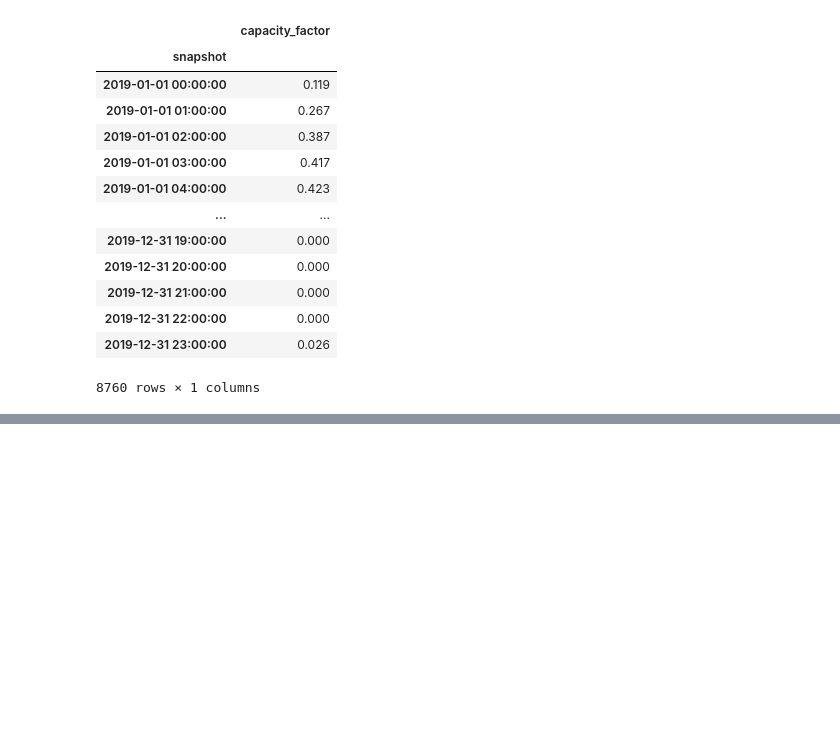
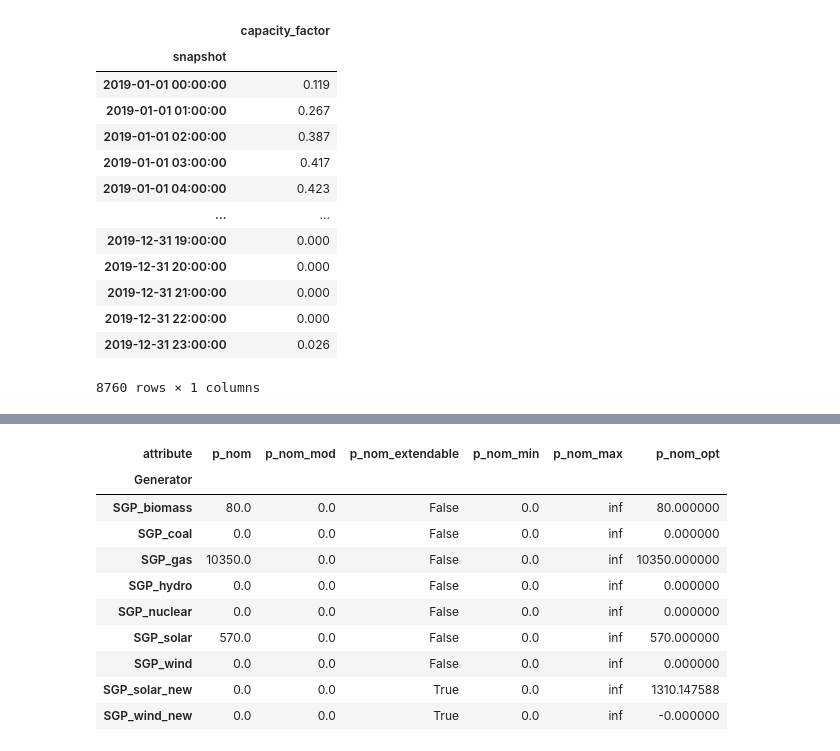
Before and after one commit to transition-zero/tza-google-cfe, a Jupyter notebook: notebooks/01_toy_model_sgp.ipynb, the cells around one changed output, grey strips where cells are left out. Saved outputs shown, nothing was run; the diff lists cells and outputs as text; code cells hidden in the pictures; blank space fills up the shorter version.

```diff
--- a/notebooks/01_toy_model_sgp.ipynb
+++ b/notebooks/01_toy_model_sgp.ipynb
@@ -348,0 +314,15 @@ network.statistics.expanded_capacity()
+# %%
+timesteps = 24*31
+industry_load_pctg = 0.03
+
+baseline_model = \
+    construct_pypsa_model(
+        country_iso=['SGP'],
+        timesteps=timesteps,
+        p_nom_extendable=False,
+        add_industry_load=True,
+        industry_load_pctg=industry_load_pctg,
+    )
+
+# run model
+baseline_model.optimize(solver_name='highs')
@@ -348,0 +479,14 @@ network.statistics.expanded_capacity()
+# %%
+annual_matching.generators.filter(regex='p_nom')
+# %% [output]
+| attribute | p_nom | p_nom_mod | p_nom_extendable | p_nom_min | p_nom_max | p_nom_opt |
+| Generator |  |  |  |  |  |  |
+| SGP_biomass | 80.0 | 0.0 | False | 0.0 | inf | 80.000000 |
+| SGP_coal | 0.0 | 0.0 | False | 0.0 | inf | 0.000000 |
+| SGP_gas | 10350.0 | 0.0 | False | 0.0 | inf | 10350.000000 |
+| SGP_hydro | 0.0 | 0.0 | False | 0.0 | inf | 0.000000 |
+| SGP_nuclear | 0.0 | 0.0 | False | 0.0 | inf | 0.000000 |
+| SGP_solar | 570.0 | 0.0 | False | 0.0 | inf | 570.000000 |
+| SGP_wind | 0.0 | 0.0 | False | 0.0 | inf | 0.000000 |
+| SGP_solar_new | 0.0 | 0.0 | True | 0.0 | inf | 1310.147588 |
+| SGP_wind_new | 0.0 | 0.0 | True | 0.0 | inf | -0.000000 |
```
Also changed, not shown: parts of 31 cells of this notebook, 1 other file.
